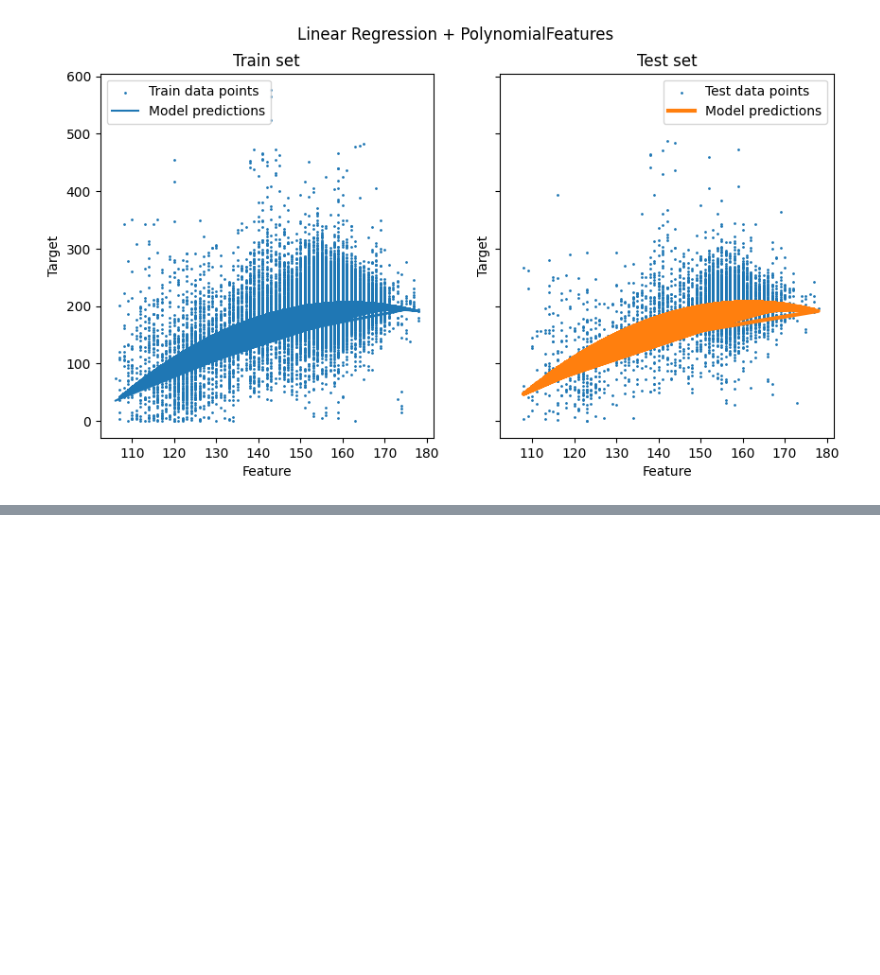
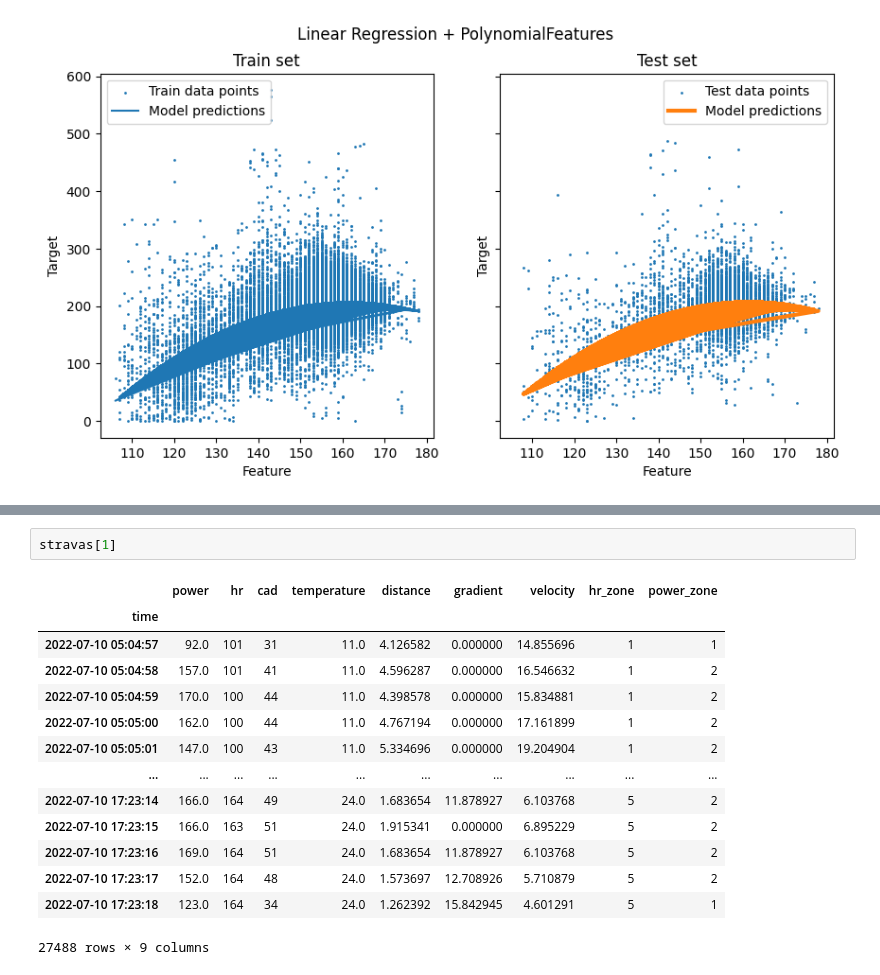
Before and after one commit to KevinMayfield/phr-data-analysis, a Jupyter notebook: strava.ipynb, the cells around one changed output, grey strips where cells are left out. Cells and saved outputs as stored; diff of their text form; blank space fills up the shorter version.

```diff
--- a/strava.ipynb
+++ b/strava.ipynb
@@ -285,0 +328,17 @@ Coefficient of determination: 0.23
+# %%
+stravas[1]
+# %% [output]
+|  | power | hr | cad | temperature | distance | gradient | velocity | hr_zone | power_zone |
+| time |  |  |  |  |  |  |  |  |  |
+| 2022-07-10 05:04:57 | 92.0 | 101 | 31 | 11.0 | 4.126582 | 0.000000 | 14.855696 | 1 | 1 |
+| 2022-07-10 05:04:58 | 157.0 | 101 | 41 | 11.0 | 4.596287 | 0.000000 | 16.546632 | 1 | 2 |
+| 2022-07-10 05:04:59 | 170.0 | 100 | 44 | 11.0 | 4.398578 | 0.000000 | 15.834881 | 1 | 2 |
+| 2022-07-10 05:05:00 | 162.0 | 100 | 44 | 11.0 | 4.767194 | 0.000000 | 17.161899 | 1 | 2 |
+| 2022-07-10 05:05:01 | 147.0 | 100 | 43 | 11.0 | 5.334696 | 0.000000 | 19.204904 | 1 | 2 |
+| ... | ... | ... | ... | ... | ... | ... | ... | ... | ... |
+| 2022-07-10 17:23:14 | 166.0 | 164 | 49 | 24.0 | 1.683654 | 11.878927 | 6.103768 | 5 | 2 |
+| 2022-07-10 17:23:15 | 166.0 | 163 | 51 | 24.0 | 1.915341 | 0.000000 | 6.895229 | 5 | 2 |
+| 2022-07-10 17:23:16 | 169.0 | 164 | 51 | 24.0 | 1.683654 | 11.878927 | 6.103768 | 5 | 2 |
+| 2022-07-10 17:23:17 | 152.0 | 164 | 48 | 24.0 | 1.573697 | 12.708926 | 5.710879 | 5 | 2 |
+| 2022-07-10 17:23:18 | 123.0 | 164 | 34 | 24.0 | 1.262392 | 15.842945 | 4.601291 | 5 | 1 |
+27488 rows × 9 columns
```
Also changed, not shown: parts of 5 cells of this notebook.
